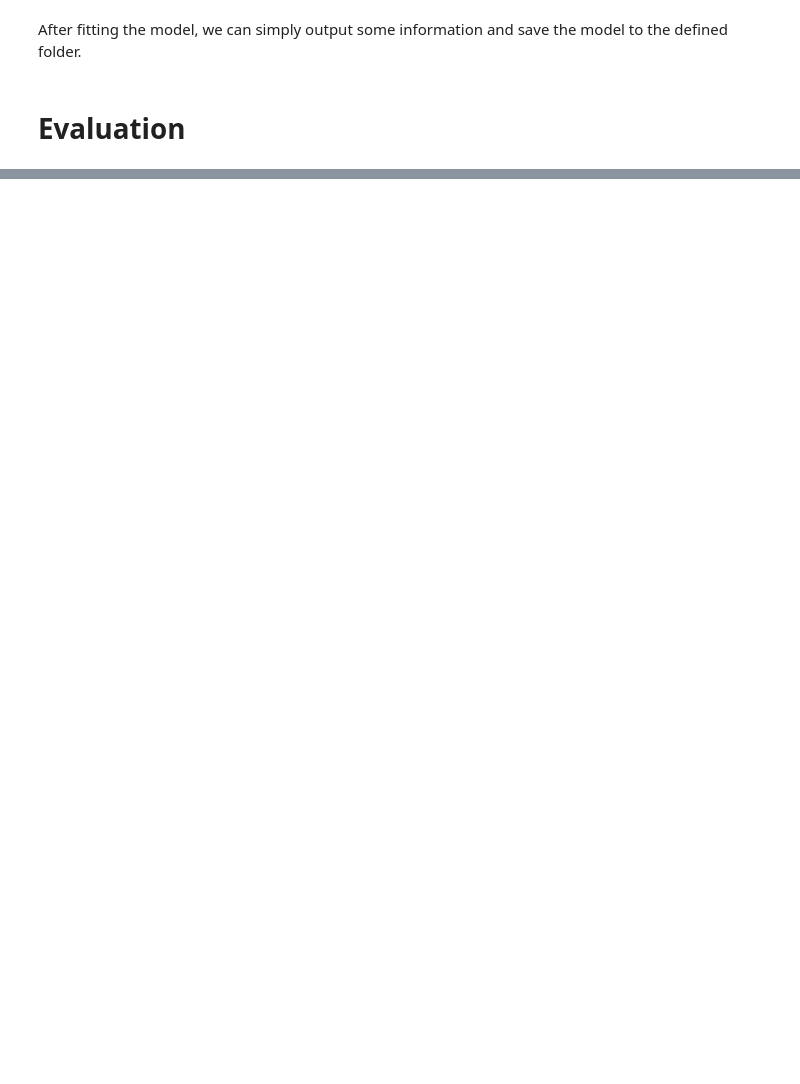
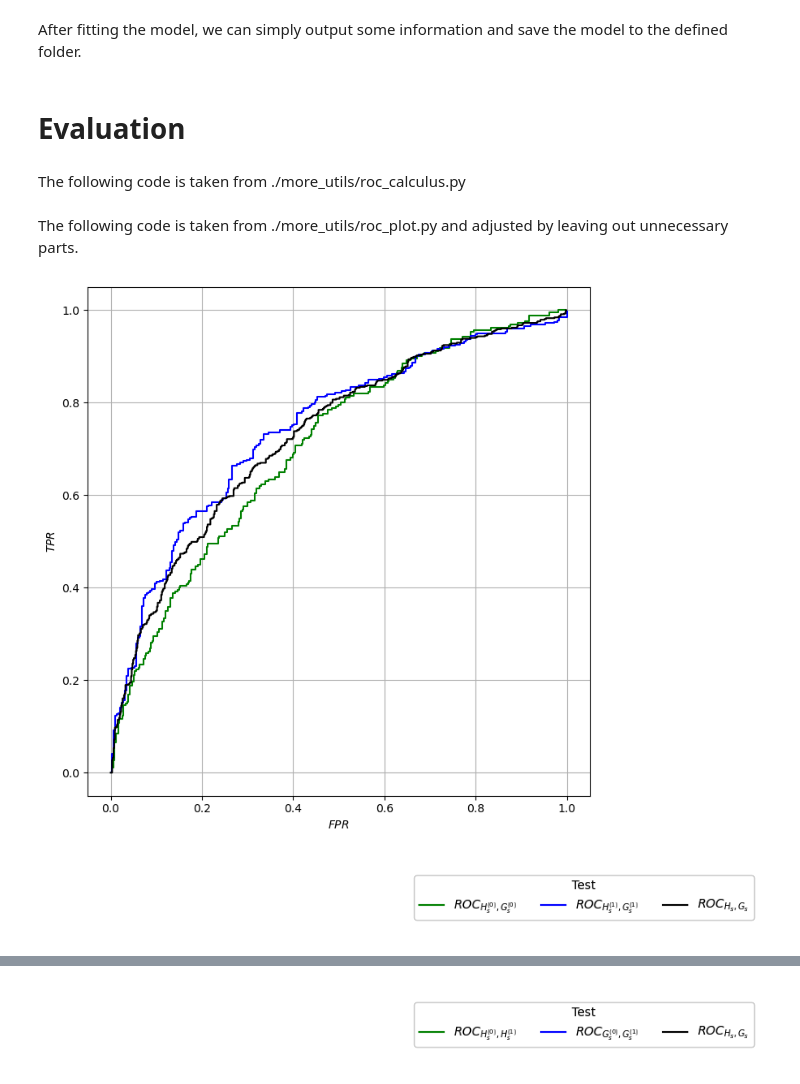
Before and after one commit to tlhaeussler/ensae-fairness-ml-project, a Jupyter notebook: reproducing_the_paper.ipynb, the cells around one changed output, grey strips where cells are left out. Saved outputs shown, nothing was run; the diff lists cells and outputs as text; code cells hidden in the pictures; blank space fills up the shorter version.

Commit message:
added ROC curve diagrams

```diff
--- a/reproducing_the_paper.ipynb
+++ b/reproducing_the_paper.ipynb
@@ -244,3 +247,36 @@ with (exp_path / "log.txt").open("wt") as f:
 bpsn_model.save_model(exp_path)
 # %% [markdown]
 # Evaluation
+# %%
+s_test = np.array(bpsn_model.score(X_test)).ravel().astype(float)
+s_train = np.array(bpsn_model.score(X_train)).ravel().astype(float)
+
+# Define a path on where to save the results
+path_analysis = pathlib.Path("./evaluation")
+
+if not path_analysis.exists():
+        path_analysis.mkdir()
+# %% [markdown]
+The following code is taken from ./more_utils/roc_calculus.py
+# %%
+def fpr_tpr(scores, classes):
+    """
+        Computes the ROC curves from scores and classes of comparisons.
+        Does not work if the distributions of the scores are not continuous.
+    """
+    scores = np.array(scores)
+    classes = (np.array(classes) == +1).astype(int)
+
+    n_pos = classes.sum()
+    n_neg = classes.shape[0] - n_pos
+
+    ind_sort = np.argsort(scores)  # argsort, increasing order
+    cl_sort = classes[ind_sort]
+
+    fnr_ar = cl_sort.cumsum()/n_pos
+    tnr_ar = (1-cl_sort).cumsum()/n_neg
+    fpr_ar = 1 - tnr_ar
+
+    return fpr_ar, 1 - fnr_ar
+# %% [markdown]
+The following code is taken from ./more_utils/roc_plot.py and adjusted by leaving out unnecessary parts.
@@ -246,0 +420,11 @@ bpsn_model.save_model(exp_path)
+# %%
+# 1. Plot ROC curves for all problems on the same plot
+plot_roc_sec3(path_analysis,
+                (s_train, Y_train, Z_train), (s_test, Y_test, Z_test))
+
+# 2. Other view on ROCs
+plot_roc_sec4(path_analysis,
+                (s_train, Y_train, Z_train), (s_test, Y_test, Z_test))
+# %% [output]
+[figure, added]
+[figure, added]
@@ -246,0 +432 @@ bpsn_model.save_model(exp_path)
+[figure, added]
```
Also changed, not shown: parts of 5 cells of this notebook.
